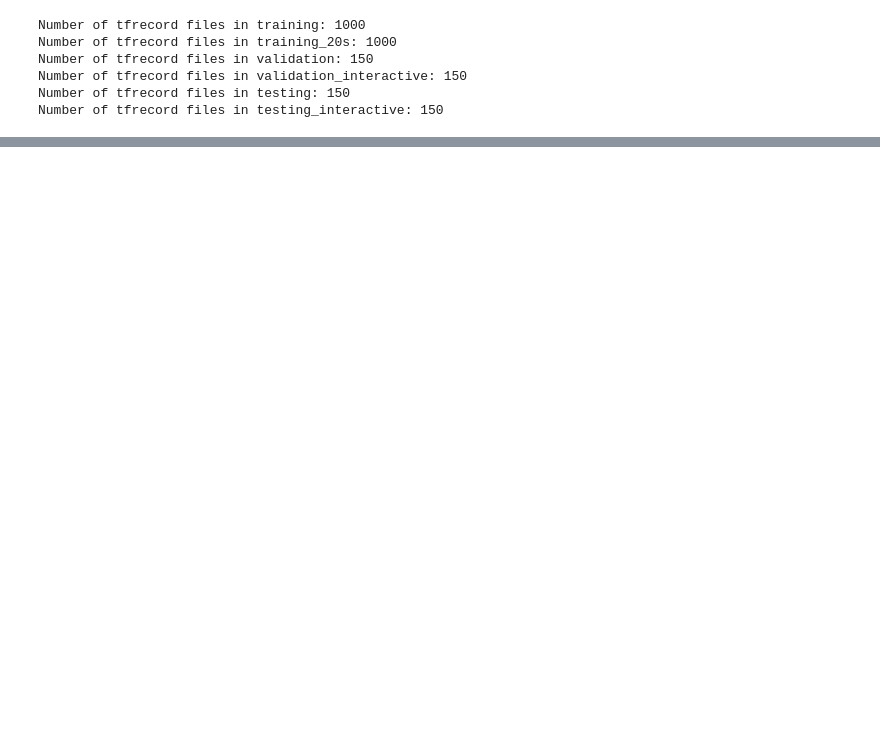
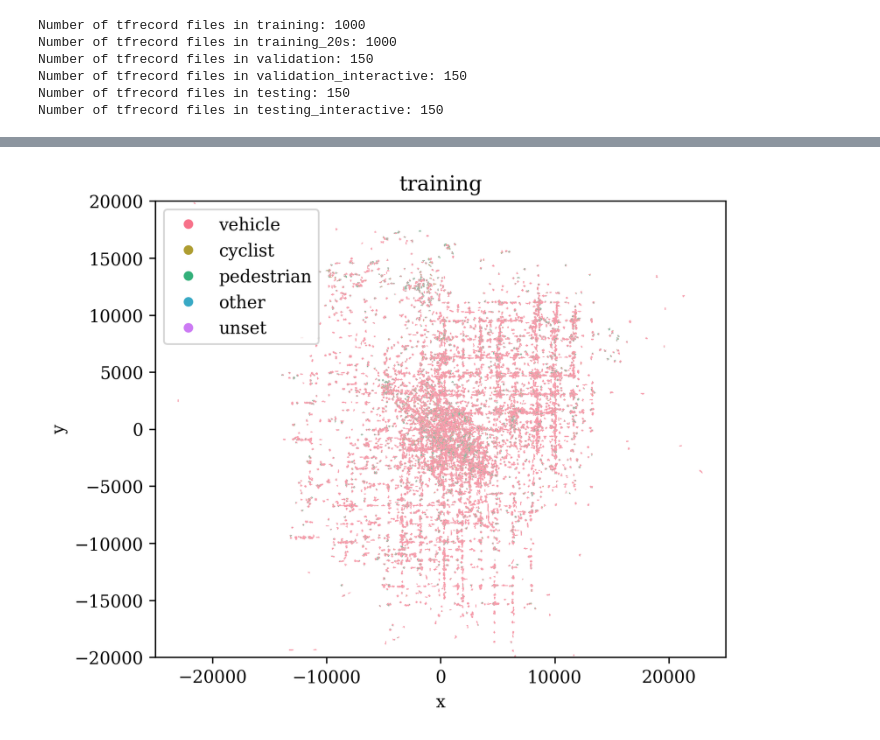
Before and after one commit to SCP-CN-001/trajectory_dataset_support, a Jupyter notebook: trajectory_data_analysis/waymo-motion.ipynb, the cells around one changed output, grey strips where cells are left out. Drawn from its saved outputs; the diff is of its cells as text; code cells hidden in the pictures; blank space fills up the shorter version.

Commit message:
📝 work on the analysis of waymo open dataset

```diff
--- a/trajectory_data_analysis/waymo-motion.ipynb
+++ b/trajectory_data_analysis/waymo-motion.ipynb
@@ -68,0 +65,4 @@ plt.show()
+# %%
+waymo_motion.plot_trajectory(folders[0], tfrecord_file_path_lists[0], proportion=0.03)
+# %% [output]
+[figure, added]
```
Also changed, not shown: parts of 13 cells of this notebook, 2 other files.
